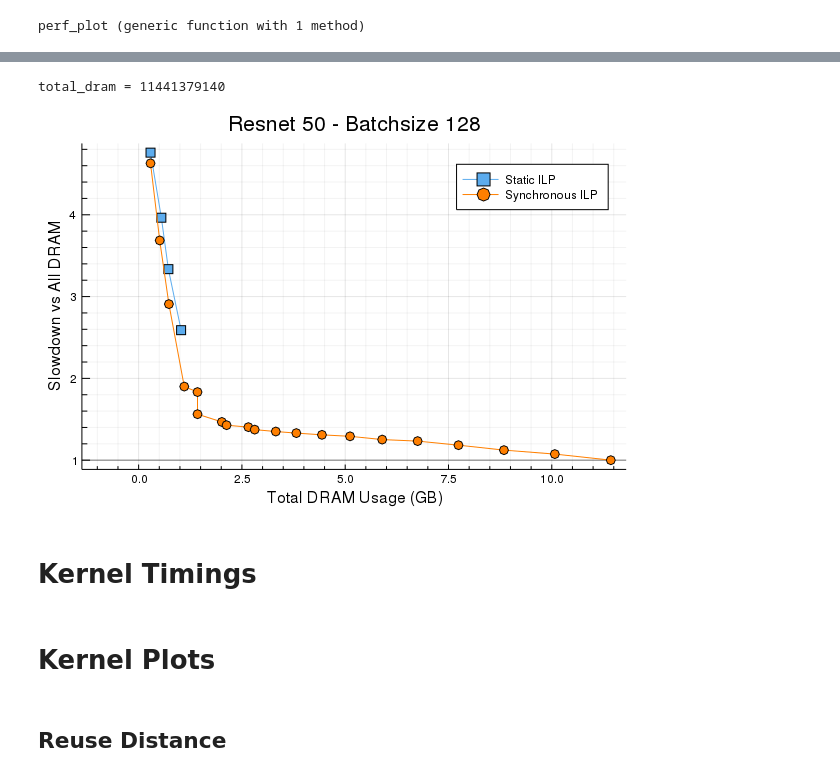
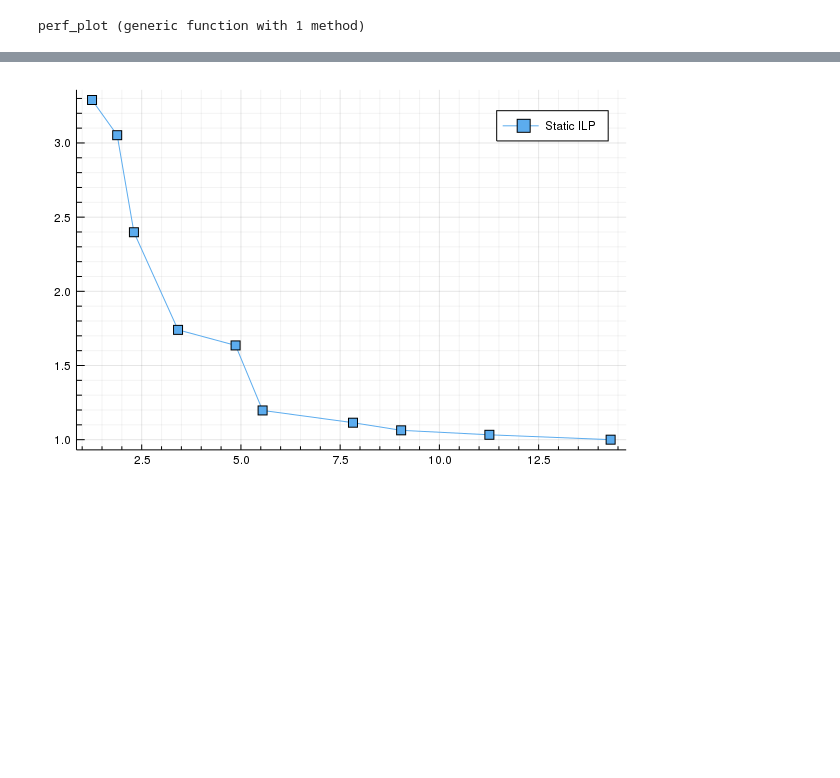
Before and after one commit to darchr/ml-tools, a Jupyter notebook: ngraph/notebooks/TheOneRing.ipynb, the cells around one changed output, grey strips where cells are left out. Saved outputs shown, nothing was run; the diff lists cells and outputs as text; code cells hidden in the pictures; blank space fills up the shorter version.

```diff
--- a/ngraph/notebooks/TheOneRing.ipynb
+++ b/ngraph/notebooks/TheOneRing.ipynb
@@ -212,11 +249,0 @@ total_dram = 33646942020
-# %%
-simple_data = deserialize("serials/static_resnet50_128.jls")
-synchronous_data = deserialize("serials/synchronous_resnet50_128.jls")
-title = "Resnet 50 - Batchsize 128"
-
-perf_plot(simple_data, synchronous_data; title = title)
-# %% [output]
-total_dram = 11441379140
-[figure, removed]
-# %% [markdown]
-# Kernel Timings
@@ -257,2 +249,0 @@ plot(marginals)
-# %% [markdown]
-# Kernel Plots
@@ -301,2 +249,0 @@ end
-# %% [markdown]
-## Reuse Distance
@@ -314,0 +250,27 @@ end
+# %%
+static = deserialize("serials/vgg19_batchsize_128_synchronous.jls")
+title = "Vgg19 - Batchsize 256"
+
+io_size = static.io_sizes[]
+total_dram = static.default_alloc_size[] + io_size
+
+static_runtimes = static.actual_runtimes
+
+dram_performance = min(
+    last(static_runtimes),
+    #last(synchronous_runtimes),
+)
+
+static_x = (static.dram_alloc_size .+ io_size) ./ 1E9
+static_y = (static_runtimes ./ dram_performance)
+plt = plot(
+    static_x,
+    static_y,
+    marker = :square,
+    label = "Static ILP",
+    minorgrid = true,
+    color = :steelblue2,
+    fmt = :png,
+)
+# %% [output]
+[figure, added]
```
Also changed, not shown: parts of 12 cells of this notebook, 5 other files.
